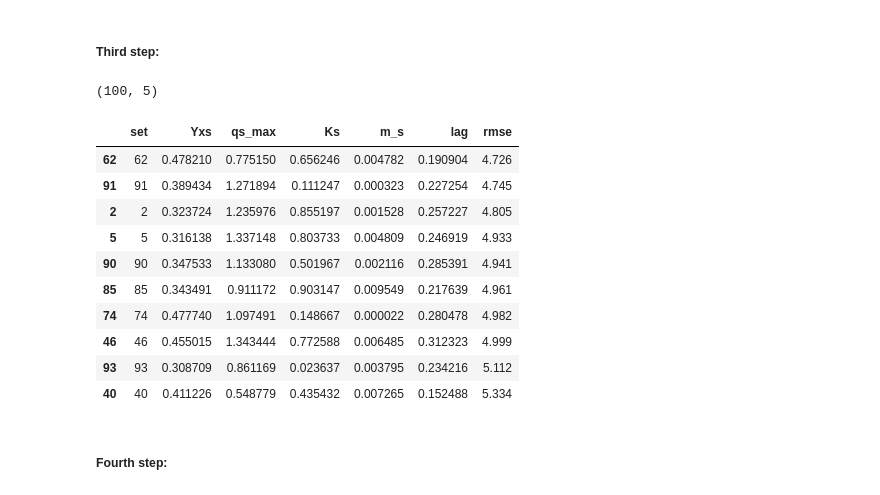
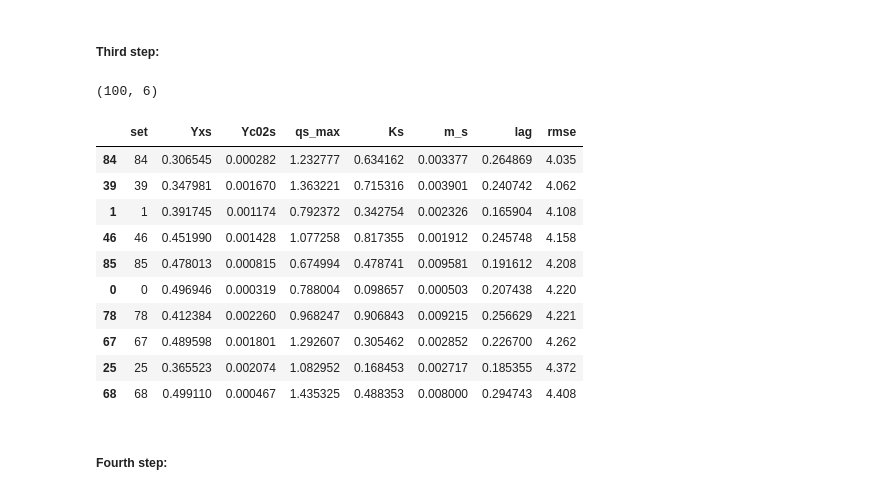
Before and after one commit to boripf/hybrid-model-corynebacterium, a Jupyter notebook: C_opti.ipynb, the cells around one changed output. Cells and saved outputs as stored; diff of their text form; code cells hidden in the pictures.

Commit message:
include co2 in parameter estimation

```diff
--- a/C_opti.ipynb
+++ b/C_opti.ipynb
@@ -129,14 +129,14 @@ for j in range(len(qs_all)):
 # %%
 # Set the number of samples and parameters
 num_samples = 100
-num_parameters = 5
+num_parameters = 6
 
 # Define the ranges for each parameter
 parameter_bounds = [
-    [0.3, 0.5],     # Range for parameter 0 Yxs
-    [0.001, 0.002], # Range for parameter 1 - Yco2s
-    [0.5, 1.5],     # Range for parameter 1 qs_max
-    [0.0, 1.0],     # Range for parameter 2 - Ks
+    [0.3, 0.5],     # Range for parameter 0 - Yxs
+    [0.0001, 0.0023], # Range for parameter 1 - Yco2s
+    [0.5, 1.5],     # Range for parameter 2 - qs_max
+    [0.0, 1.0],     # Range for parameter 3 - Ks
     [0.0, 0.01],    # Range for parameter 4 - m_s
     [0.001, 1.0],   # Range for parameter 5 - lag
 ]
@@ -144,50 +144,49 @@ parameter_bounds = [
 LHS_samples = get_LHS_samples(num_samples, num_parameters, parameter_bounds)
 LHS_samples.shape
 # %% [output]
-(100, 5)
+(100, 6)
 # %%
 df_all_sets = pd.DataFrame(columns=['set', 'Yxs', 'Yc02s', 'qs_max', 'Ks', 'm_s', 'lag', 'rmse'])
 for set_num in range(LHS_samples.shape[0]):
     # Save all parameters and equations and the RMSE in a dataframe
     ## with the beginning of one set a new rmse_overview will be created
     rmse_one_set = []
     #key = f'set{set_num}' ; init_p = est_mu_max[key]
     init_p = list(LHS_samples[set_num, :])
 
     # Make the predictions and calculate the error
-    rmse, time_pred, biomass_pred, substrate_pred, volume_pred = objective_function_estimation(init_p)
+    rmse, time_pred, biomass_pred, substrate_pred, co2_pred = objective_function_estimation(init_p)
     # save the parameters in a dataframe
     append_list=[set_num, init_p[0], init_p[1], init_p[2], init_p[3], init_p[4], init_p[5], round(rmse, 3)]
     rmse_one_set.append(append_list)
 
     # Make a plot and save it
     title = f'set{set_num}/ rmse: {round(rmse, 3)}'
     plot_name = f'set{set_num}_rmse{int(rmse)}'
 
     if rmse <= float(6):
-        plot_save(time_pred, biomass_pred, substrate_pred, volume_pred, title, plot_name, set_num)
+        plot_save_estimation(time_pred, biomass_pred, substrate_pred, co2_pred, title, plot_name, set_num)
 
     # save the parameters of one set
     df_1set = pd.DataFrame(rmse_one_set, columns=['set', 'Yxs', 'Yc02s', 'qs_max', 'Ks', 'm_s', 'lag', 'rmse'])
     df_all_sets = pd.concat([df_all_sets,df_1set], axis=0, ignore_index=True)
 
-
 df_all_sets.sort_values(by=['rmse'], ascending=True, inplace=True)
-#df_all_sets.to_csv(f'data/estimation/data1.csv')
+df_all_sets.to_csv(f'data/batch_no2/estimation/data1.csv')
 
 df_all_sets.head(10)
 # %% [output]
-|  | set | Yxs | qs_max | Ks | m_s | lag | rmse |
-| 62 | 62 | 0.478210 | 0.775150 | 0.656246 | 0.004782 | 0.190904 | 4.726 |
-| 91 | 91 | 0.389434 | 1.271894 | 0.111247 | 0.000323 | 0.227254 | 4.745 |
-| 2 | 2 | 0.323724 | 1.235976 | 0.855197 | 0.001528 | 0.257227 | 4.805 |
-| 5 | 5 | 0.316138 | 1.337148 | 0.803733 | 0.004809 | 0.246919 | 4.933 |
-| 90 | 90 | 0.347533 | 1.133080 | 0.501967 | 0.002116 | 0.285391 | 4.941 |
-| 85 | 85 | 0.343491 | 0.911172 | 0.903147 | 0.009549 | 0.217639 | 4.961 |
-| 74 | 74 | 0.477740 | 1.097491 | 0.148667 | 0.000022 | 0.280478 | 4.982 |
-| 46 | 46 | 0.455015 | 1.343444 | 0.772588 | 0.006485 | 0.312323 | 4.999 |
-| 93 | 93 | 0.308709 | 0.861169 | 0.023637 | 0.003795 | 0.234216 | 5.112 |
-| 40 | 40 | 0.411226 | 0.548779 | 0.435432 | 0.007265 | 0.152488 | 5.334 |
+|  | set | Yxs | Yc02s | qs_max | Ks | m_s | lag | rmse |
+| 84 | 84 | 0.306545 | 0.000282 | 1.232777 | 0.634162 | 0.003377 | 0.264869 | 4.035 |
+| 39 | 39 | 0.347981 | 0.001670 | 1.363221 | 0.715316 | 0.003901 | 0.240742 | 4.062 |
+| 1 | 1 | 0.391745 | 0.001174 | 0.792372 | 0.342754 | 0.002326 | 0.165904 | 4.108 |
+| 46 | 46 | 0.451990 | 0.001428 | 1.077258 | 0.817355 | 0.001912 | 0.245748 | 4.158 |
+| 85 | 85 | 0.478013 | 0.000815 | 0.674994 | 0.478741 | 0.009581 | 0.191612 | 4.208 |
+| 0 | 0 | 0.496946 | 0.000319 | 0.788004 | 0.098657 | 0.000503 | 0.207438 | 4.220 |
+| 78 | 78 | 0.412384 | 0.002260 | 0.968247 | 0.906843 | 0.009215 | 0.256629 | 4.221 |
+| 67 | 67 | 0.489598 | 0.001801 | 1.292607 | 0.305462 | 0.002852 | 0.226700 | 4.262 |
+| 25 | 25 | 0.365523 | 0.002074 | 1.082952 | 0.168453 | 0.002717 | 0.185355 | 4.372 |
+| 68 | 68 | 0.499110 | 0.000467 | 1.435325 | 0.488353 | 0.008000 | 0.294743 | 4.408 |
 # %% [markdown]
 ##### Fourth step:
 # %%
```
Also changed, not shown: parts of 1 cell of this notebook, 3 other files.
